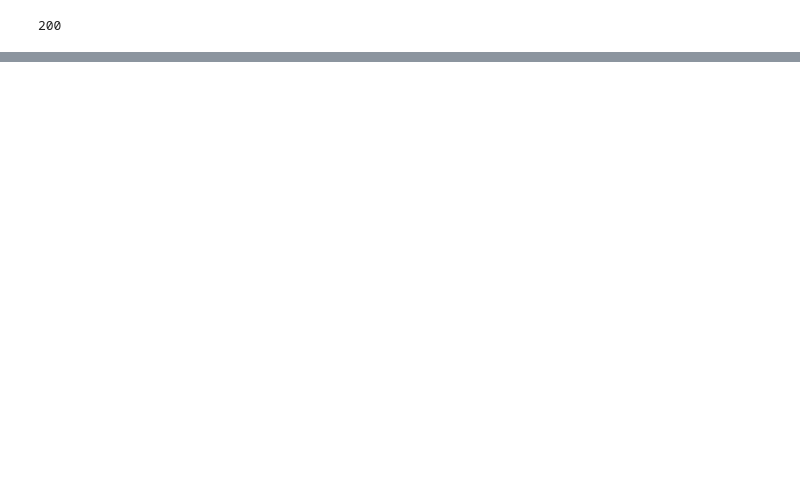
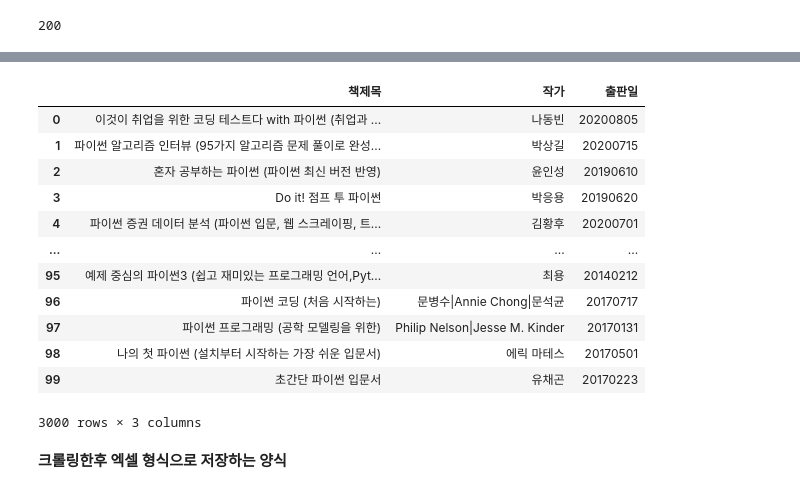
Before and after one commit to zeruel91/DataAnalysis, a Jupyter notebook: naverAPI.ipynb, the cells around one changed output, grey strips where cells are left out. Drawn from its saved outputs; the diff is of its cells as text; code cells hidden in the pictures; blank space fills up the shorter version.

Commit message:
Naver API

```diff
--- a/naverAPI.ipynb
+++ b/naverAPI.ipynb
@@ -57,0 +157,18 @@ create_url("book","TEST",1,10)
+# %%
+def get_dataframe(url):
+
+
+  request = urllib.request.Request(url)
+  request.add_header("X-Naver-Client-Id", client_id)  # 인증 과정
+  request.add_header("X-Naver-Client-Secret", client_secret)
+
+  response = urllib.request.urlopen(request)
+
+  result = json.loads(response.read().decode('utf-8'))
+  pubdate = [result['items'][n]['pubdate']for n in range(len(result['items']))]
+  authors = [result['items'][n]['author']for n in range(len(result['items']))]
+  titles = [result['items'][n]['title'] for n in range(len(result['items']))]
+  return pd.DataFrame({'책제목':titles,'작가':authors,'출판일':pubdate})
+
+url = create_url("book","파이썬",1,3)
+get_dataframe(url)
@@ -57,0 +180,19 @@ create_url("book","TEST",1,10)
+# %%
+def get_dataframe(url):
+
+
+  request = urllib.request.Request(url)
+  request.add_header("X-Naver-Client-Id", client_id)  # 인증 과정
+  request.add_header("X-Naver-Client-Secret", client_secret)
+
+  response = urllib.request.urlopen(request)
+
+  result = json.loads(response.read().decode('utf-8'))
+  pubdate = [result['items'][n]['pubdate'].replace("<b>","").replace("</b>","")for n in range(len(result['items']))]
+  authors = [result['items'][n]['author'].replace("<b>","").replace("</b>","")for n in range(len(result['items']))]
+  titles = [result['items'][n]['title'].replace("<b>","").replace("</b>","") for n in range(len(result['items']))]
+  return pd.DataFrame({'책제목':titles,'작가':authors,'출판일':pubdate})
+
+url = create_url("book","파스칼",1,10)
+get_dataframe(url)
+# body = re.sub('<b>.*?</b>', '', body, 0, re.I|re.S)
@@ -57,0 +211,23 @@ create_url("book","TEST",1,10)
+# %%
+result_search = []
+for n in range(1,300,10):
+  url = create_url("book","파이썬",n,100)
+  result_search.append(get_dataframe(url))
+result_search = pd.concat(result_search)
+result_search
+# %% [output]
+|  | 책제목 | 작가 | 출판일 |
+| 0 | 이것이 취업을 위한 코딩 테스트다 with 파이썬 (취업과 ... | 나동빈 | 20200805 |
+| 1 | 파이썬 알고리즘 인터뷰 (95가지 알고리즘 문제 풀이로 완성... | 박상길 | 20200715 |
+| 2 | 혼자 공부하는 파이썬 (파이썬 최신 버전 반영) | 윤인성 | 20190610 |
+| 3 | Do it! 점프 투 파이썬 | 박응용 | 20190620 |
+| 4 | 파이썬 증권 데이터 분석 (파이썬 입문, 웹 스크레이핑, 트... | 김황후 | 20200701 |
+| ... | ... | ... | ... |
+| 95 | 예제 중심의 파이썬3 (쉽고 재미있는 프로그래밍 언어,Pyt... | 최용 | 20140212 |
+| 96 | 파이썬 코딩 (처음 시작하는) | 문병수|Annie Chong|문석균 | 20170717 |
+| 97 | 파이썬 프로그래밍 (공학 모델링을 위한) | Philip Nelson|Jesse M. Kinder | 20170131 |
+| 98 | 나의 첫 파이썬 (설치부터 시작하는 가장 쉬운 입문서) | 에릭 마테스 | 20170501 |
+| 99 | 초간단 파이썬 입문서 | 유채곤 | 20170223 |
+3000 rows × 3 columns
+# %% [markdown]
+**크롤링한후 엑셀 형식으로 저장하는 양식**
```
Also changed, not shown: parts of 32 cells of this notebook.
